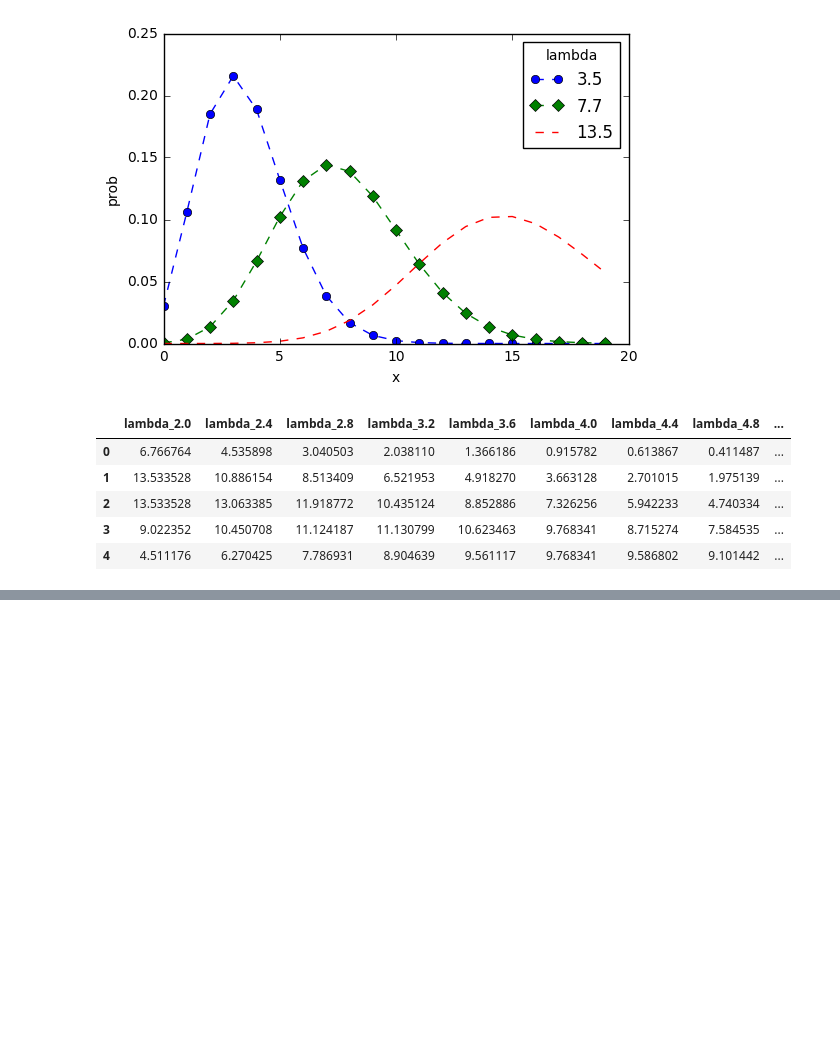
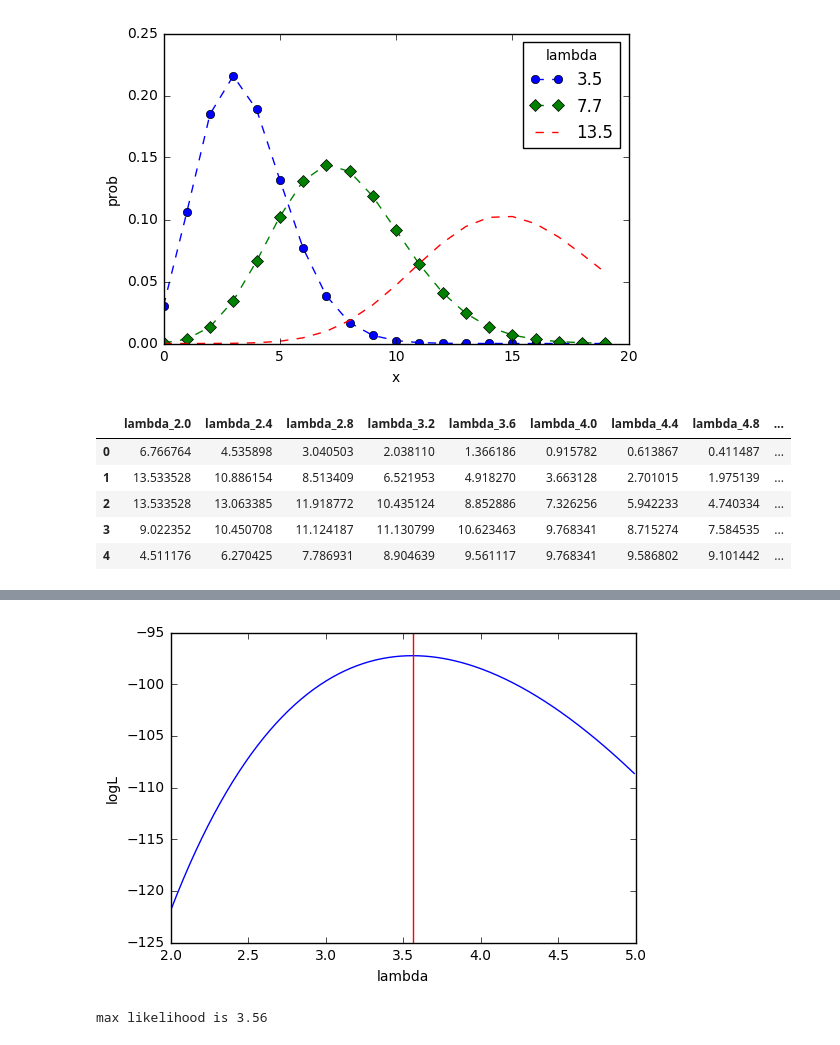
Before and after one commit to kyohei-koga/stastical_modeling_for-_data_analysis, a Jupyter notebook: 02maximum_likehood_estimation_of_probability_distribution_and_statistical_modeling/practice02.ipynb, the cells around one changed output, grey strips where cells are left out. Saved outputs shown, nothing was run; the diff lists cells and outputs as text; code cells hidden in the pictures; blank space fills up the shorter version.

```diff
--- a/02maximum_likehood_estimation_of_probability_distribution_and_statistical_modeling/practice02.ipynb
+++ b/02maximum_likehood_estimation_of_probability_distribution_and_statistical_modeling/practice02.ipynb
@@ -125,0 +120,12 @@ array([0, 1, 2, 3, 4, 5, 6, 7, 8, 9])
+# %%
+x = np.arange(2.0,5.0,0.01)
+logL = np.array([sum(stats.poisson.logpmf(data,i)) for i in x])
+plt.plot(x,logL)
+plt.axvline(x=x[np.argmax(logL)],color='r')
+plt.xlabel('lambda')
+plt.ylabel('logL')
+plt.show()
+print('max likelihood is %.2f') %x[np.argmax(logL)]
+# %% [output]
+[figure, added]
+max likelihood is 3.56
```
Also changed, not shown: parts of 7 cells of this notebook.
